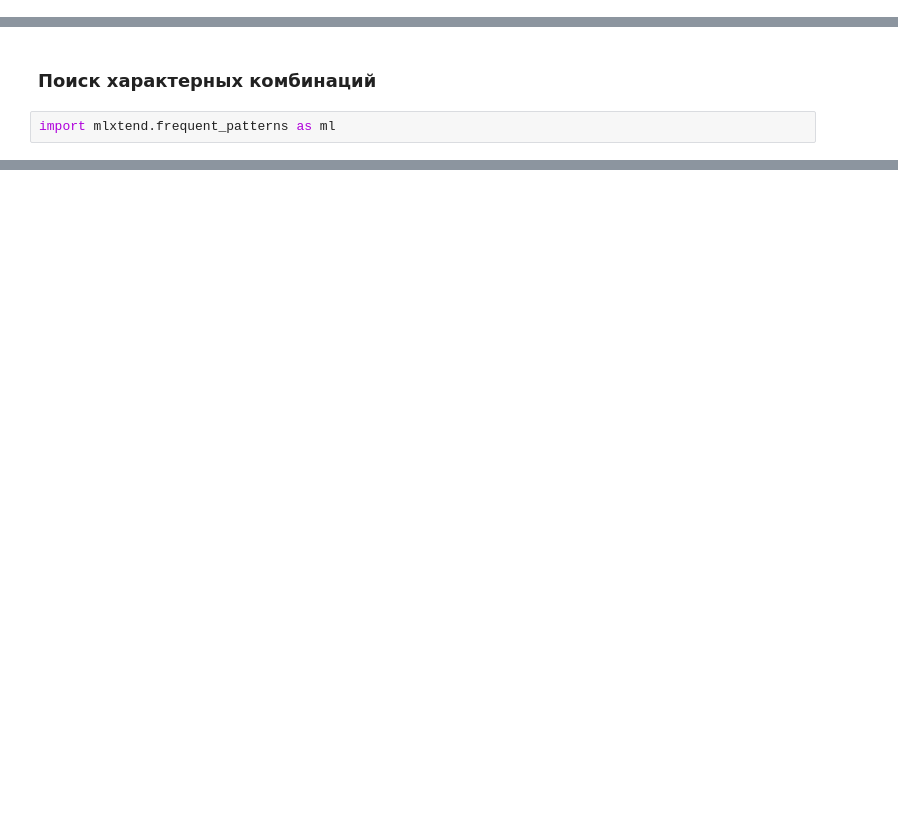
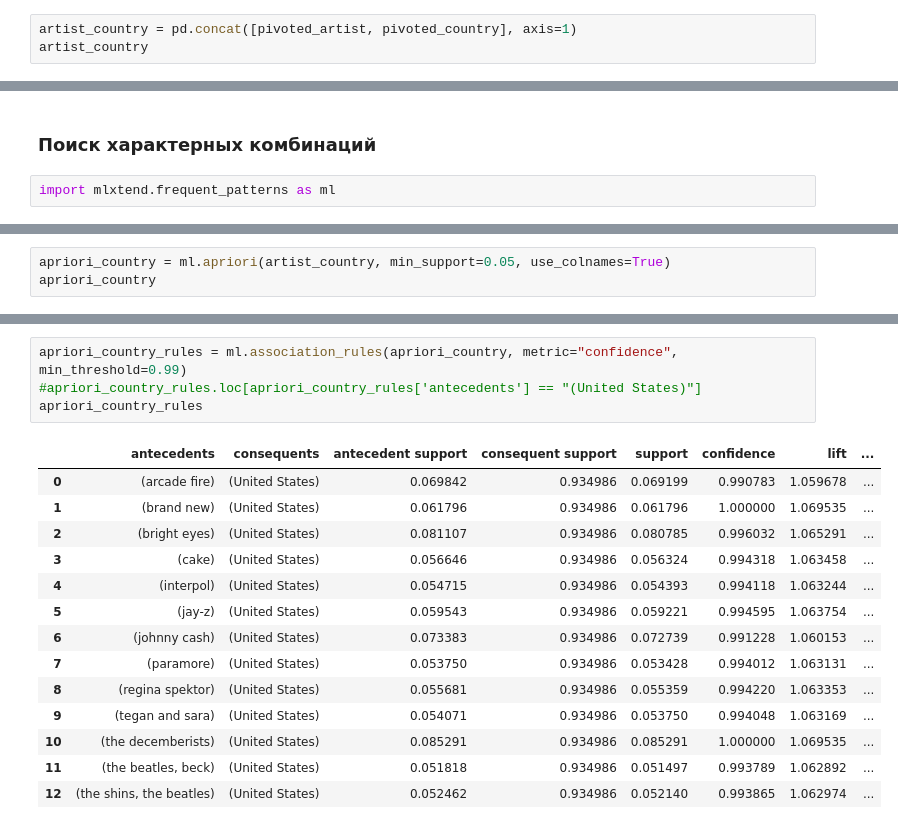
Before and after one commit to Forcause/ML_Labs, a Jupyter notebook: Lab_2/task2.ipynb, the cells around one changed output, grey strips where cells are left out. Cells and saved outputs as stored; diff of their text form; blank space fills up the shorter version.

```diff
--- a/Lab_2/task2.ipynb
+++ b/Lab_2/task2.ipynb
@@ -46,0 +131,3 @@ pivoted_all_country
+# %%
+artist_country = pd.concat([pivoted_artist, pivoted_country], axis=1)
+artist_country
@@ -71,0 +315,3 @@ apriori_sex_usa_rules.sort_values('confidence', ascending=False)
+# %%
+apriori_country = ml.apriori(artist_country, min_support=0.05, use_colnames=True)
+apriori_country
@@ -71,0 +332,19 @@ apriori_sex_usa_rules.sort_values('confidence', ascending=False)
+# %%
+apriori_country_rules = ml.association_rules(apriori_country, metric="confidence", min_threshold=0.99)
+#apriori_country_rules.loc[apriori_country_rules['antecedents'] == "(United States)"]
+apriori_country_rules
+# %% [output]
+|  | antecedents | consequents | antecedent support | consequent support | support | confidence | lift | ... |
+| 0 | (arcade fire) | (United States) | 0.069842 | 0.934986 | 0.069199 | 0.990783 | 1.059678 | ... |
+| 1 | (brand new) | (United States) | 0.061796 | 0.934986 | 0.061796 | 1.000000 | 1.069535 | ... |
+| 2 | (bright eyes) | (United States) | 0.081107 | 0.934986 | 0.080785 | 0.996032 | 1.065291 | ... |
+| 3 | (cake) | (United States) | 0.056646 | 0.934986 | 0.056324 | 0.994318 | 1.063458 | ... |
+| 4 | (interpol) | (United States) | 0.054715 | 0.934986 | 0.054393 | 0.994118 | 1.063244 | ... |
+| 5 | (jay-z) | (United States) | 0.059543 | 0.934986 | 0.059221 | 0.994595 | 1.063754 | ... |
+| 6 | (johnny cash) | (United States) | 0.073383 | 0.934986 | 0.072739 | 0.991228 | 1.060153 | ... |
+| 7 | (paramore) | (United States) | 0.053750 | 0.934986 | 0.053428 | 0.994012 | 1.063131 | ... |
+| 8 | (regina spektor) | (United States) | 0.055681 | 0.934986 | 0.055359 | 0.994220 | 1.063353 | ... |
+| 9 | (tegan and sara) | (United States) | 0.054071 | 0.934986 | 0.053750 | 0.994048 | 1.063169 | ... |
+| 10 | (the decemberists) | (United States) | 0.085291 | 0.934986 | 0.085291 | 1.000000 | 1.069535 | ... |
+| 11 | (the beatles, beck) | (United States) | 0.051818 | 0.934986 | 0.051497 | 0.993789 | 1.062892 | ... |
+| 12 | (the shins, the beatles) | (United States) | 0.052462 | 0.934986 | 0.052140 | 0.993865 | 1.062974 | ... |
```
Also changed, not shown: parts of 23 cells of this notebook.
